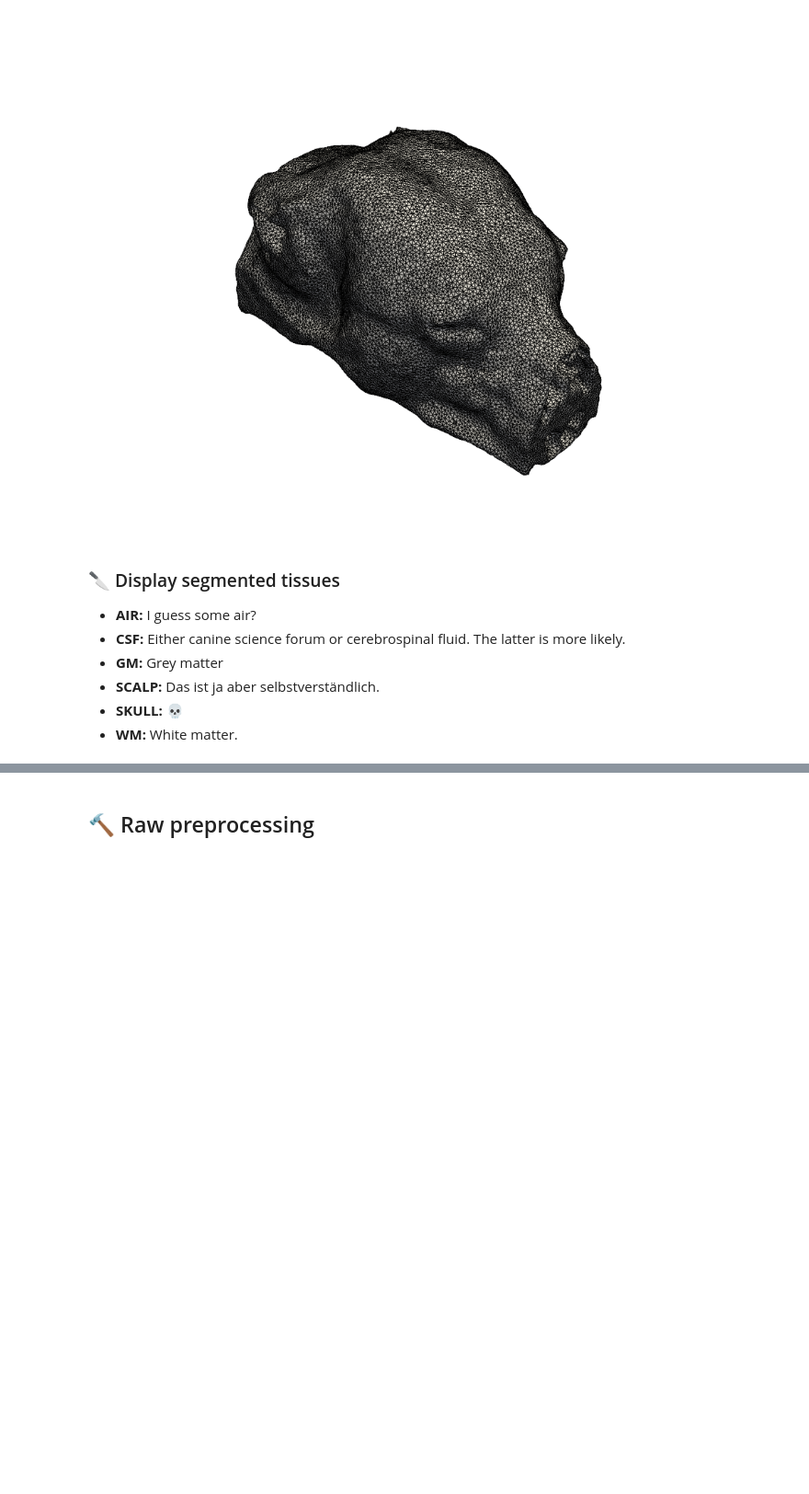
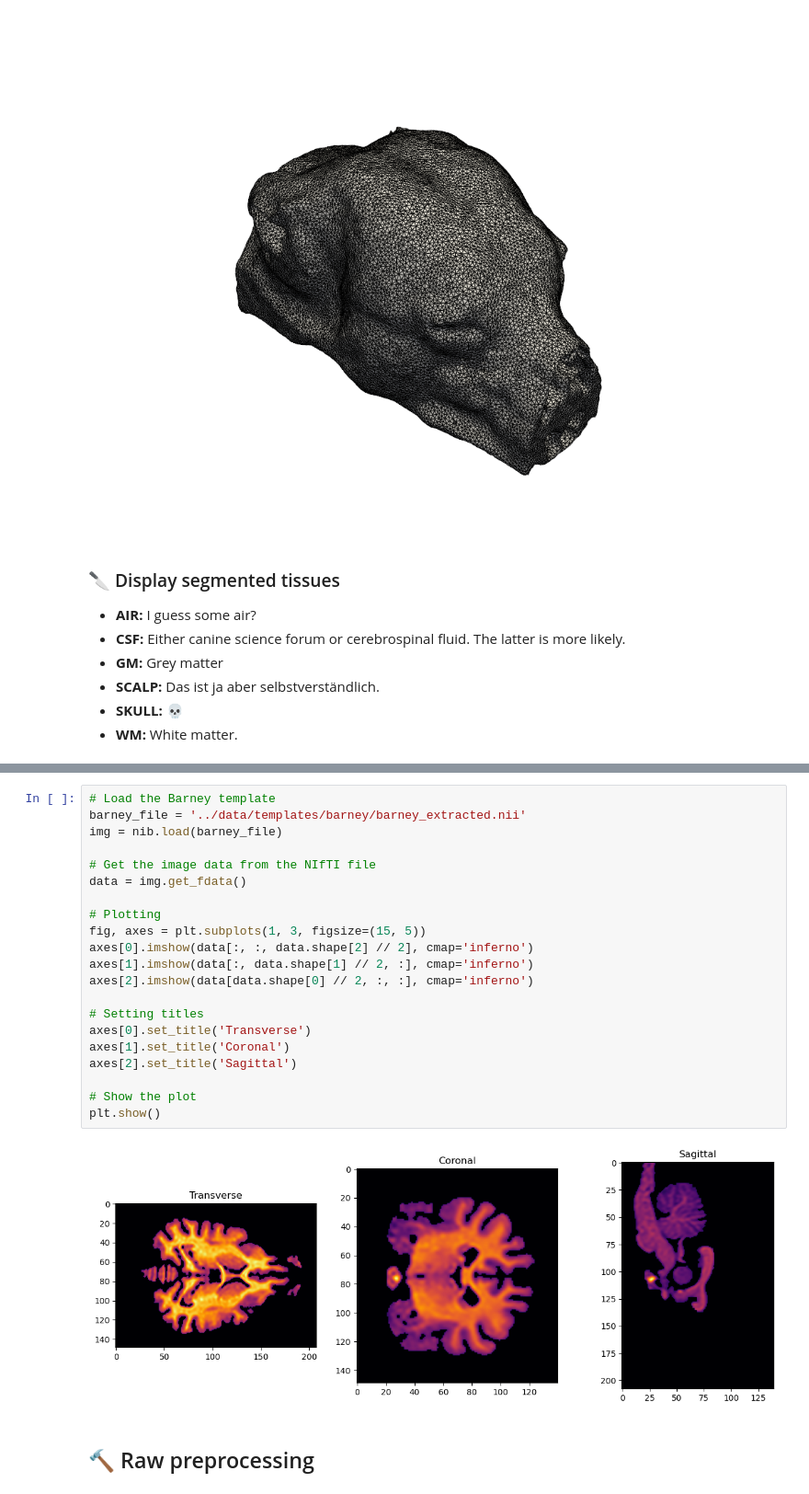
Before and after one commit to iamrblc/hddotter, a Jupyter notebook: scripts/hddotter.ipynb, the cells around one changed output, grey strips where cells are left out. Shown at 92% size. Saved outputs shown, nothing was run; the diff lists cells and outputs as text; blank space fills up the shorter version.

Commit message:
Added Barney template

```diff
--- a/scripts/hddotter.ipynb
+++ b/scripts/hddotter.ipynb
@@ -190,6 +188,29 @@ axes[2].set_title('Axial')
 plt.show()
 # %% [output]
 [figure]
+# %%
+# Load the Barney template
+barney_file = '../data/templates/barney/barney_extracted.nii'
+img = nib.load(barney_file)
+
+# Get the image data from the NIfTI file
+data = img.get_fdata()
+
+# Plotting
+fig, axes = plt.subplots(1, 3, figsize=(15, 5))
+axes[0].imshow(data[:, :, data.shape[2] // 2], cmap='inferno')
+axes[1].imshow(data[:, data.shape[1] // 2, :], cmap='inferno')
+axes[2].imshow(data[data.shape[0] // 2, :, :], cmap='inferno')
+
+# Setting titles
+axes[0].set_title('Transverse')
+axes[1].set_title('Coronal')
+axes[2].set_title('Sagittal')
+
+# Show the plot
+plt.show()
+# %% [output]
+[figure, added]
 # %% [markdown]
 ## 🔨 Raw preprocessing
 # %% [markdown]
```
Also changed, not shown: parts of 2 cells of this notebook, 2 other files.
